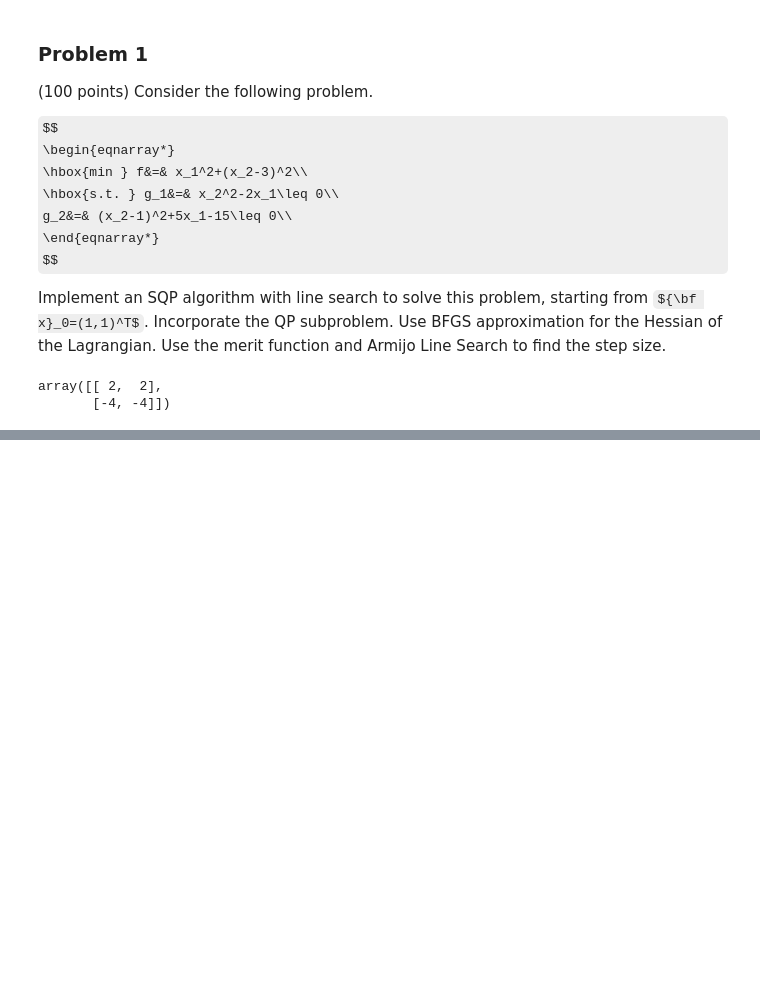
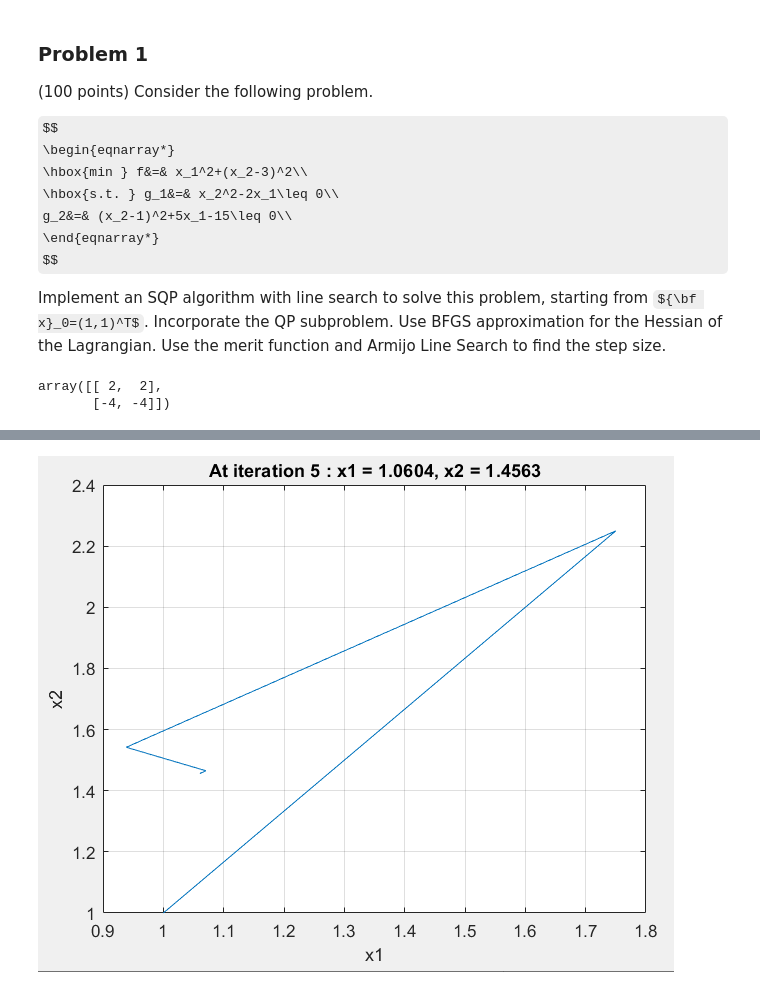
Before and after one commit to kphill1/DesignOptimization2021Fall, a Jupyter notebook: Homework_5.ipynb, the cells around one changed output, grey strips where cells are left out. Drawn from its saved outputs; the diff is of its cells as text; code cells hidden in the pictures; some formulas as TeX source; blank space fills up the shorter version.

```diff
--- a/Homework_5.ipynb
+++ b/Homework_5.ipynb
@@ -333,0 +341,5 @@ Image('control input.png')
+# %%
+from IPython.display import Image
+Image('hw5_x.png')
+# %% [output]
+[figure, added]
```
Also changed, not shown: parts of 3 cells of this notebook.
